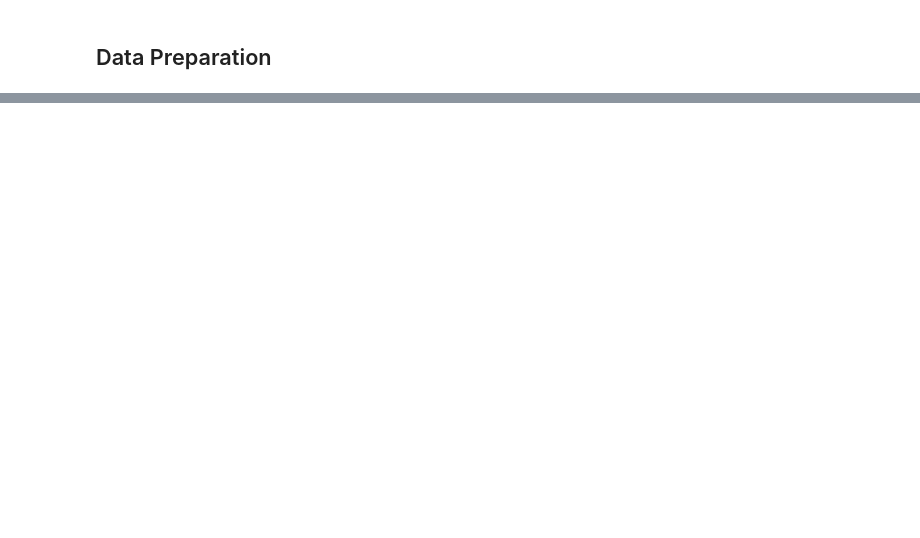
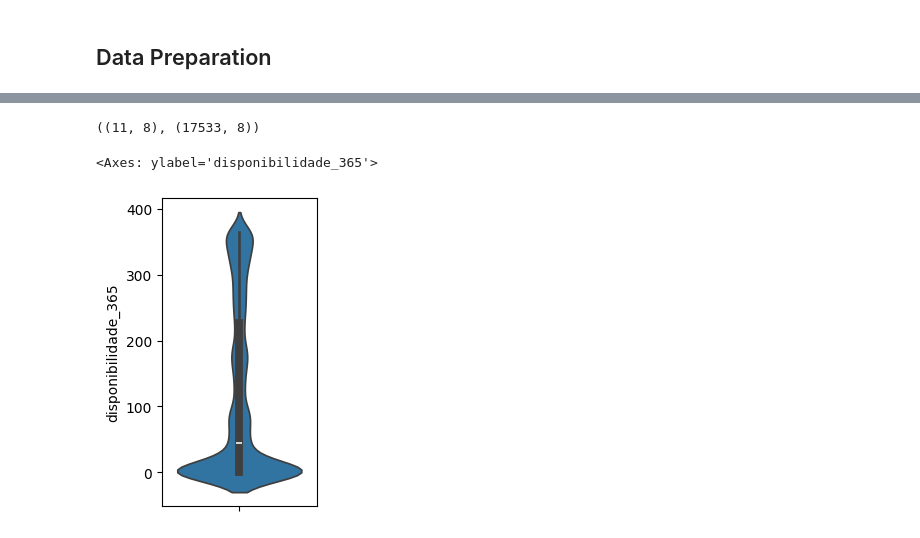
Before and after one commit to ismaalves/Desafio_Indicium, a Jupyter notebook: Predictive_Modeling.ipynb, the cells around one changed output, grey strips where cells are left out. Drawn from its saved outputs; the diff is of its cells as text; code cells hidden in the pictures; blank space fills up the shorter version.

```diff
--- a/Predictive_Modeling.ipynb
+++ b/Predictive_Modeling.ipynb
@@ -239,0 +76,8 @@ def evaluate_model(model, X, y, model_name, func_model=None, n_splits=5, random_
+# %%
+dataset = pd.read_csv('teste_indicium_precificacao.csv')
+
+dataset.drop(columns=['id','host_id','host_name','ultima_review','reviews_por_mes','bairro','nome','calculado_host_listings_count'], inplace=True)
+dataset.head()
+
+room_types = dataset['room_type'].unique()
+bairro_groups = dataset['bairro_group'].unique()
@@ -239,0 +90,10 @@ def evaluate_model(model, X, y, model_name, func_model=None, n_splits=5, random_
+# %%
+dataset[(dataset['price'] == 0)].shape , dataset[(dataset['disponibilidade_365'] == 0)].shape
+# %% [output]
+((11, 8), (17533, 8))
+# %%
+fig, ax = plt.subplots(figsize=(2,4))
+sns.violinplot(data=dataset, y='disponibilidade_365', ax=ax)
+# %% [output]
+<Axes: ylabel='disponibilidade_365'>
+[figure, added]
```
Also changed, not shown: parts of 91 cells of this notebook, 6 other files.
